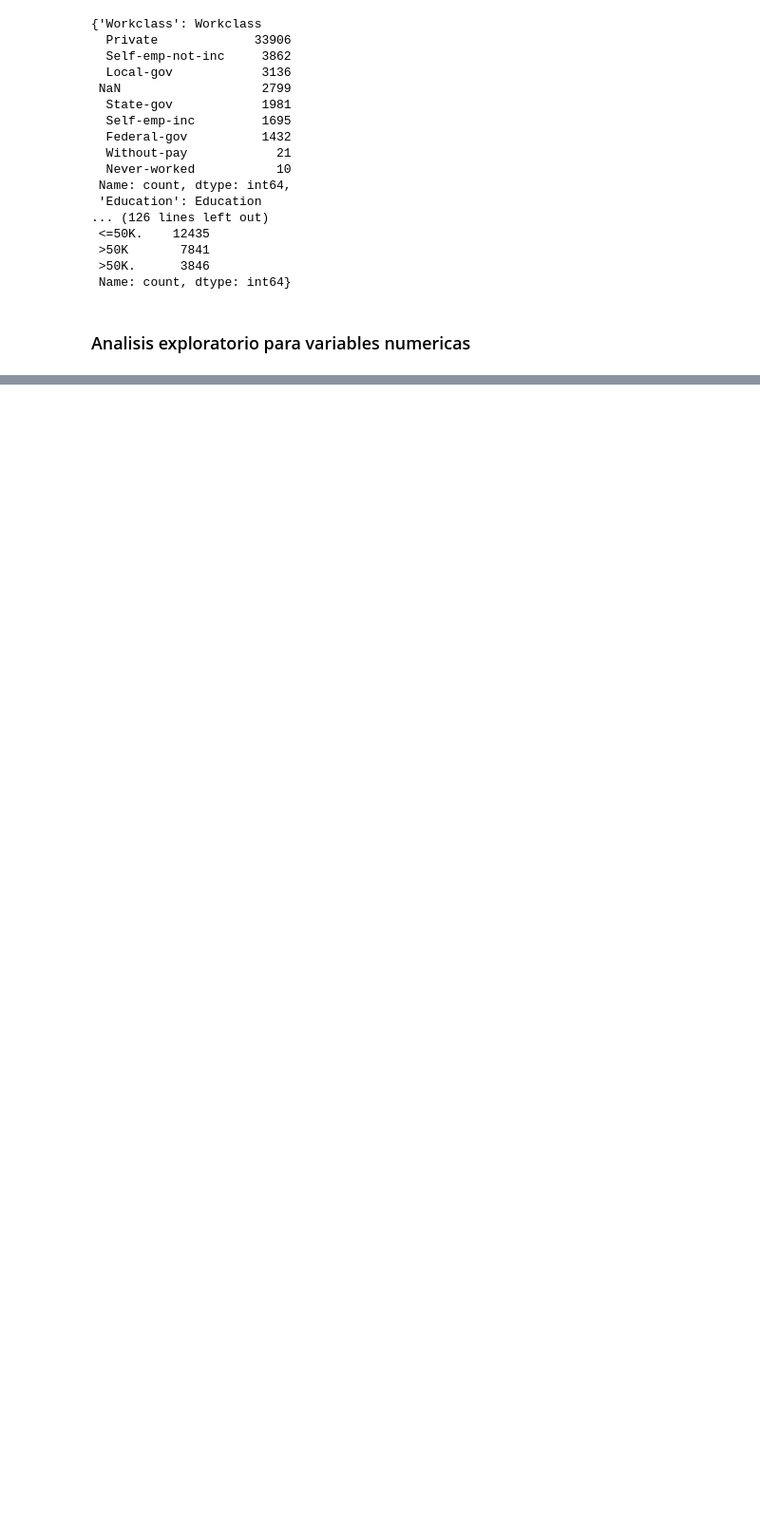
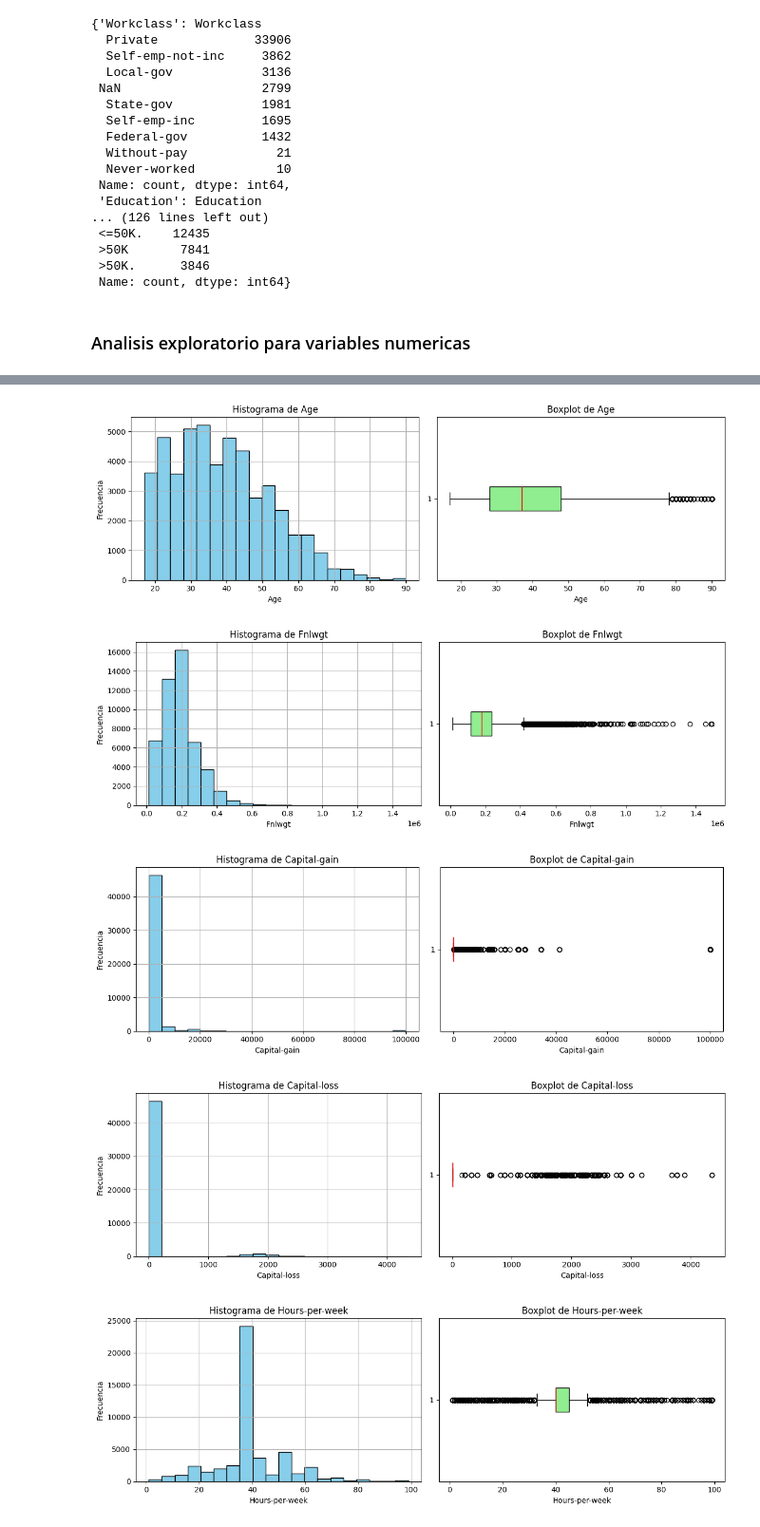
Before and after one commit to Hypotermya/Eda_visualizacion_de_datos, a Jupyter notebook: _sources/Implementacion.ipynb, the cells around one changed output, grey strips where cells are left out. Shown at 95% size. Drawn from its saved outputs; the diff is of its cells as text; code cells hidden in the pictures; blank space fills up the shorter version.

```diff
--- a/_sources/Implementacion.ipynb
+++ b/_sources/Implementacion.ipynb
@@ -154,0 +122,37 @@ Peso    79.100000    71.00
+# %%
+def graficar_numericas(df):
+    """
+    Detecta variables numéricas en el DataFrame y genera gráficos.
+
+    Parámetros:
+    -----------
+    df : pd.DataFrame
+        DataFrame con los datos.
+    """
+    # Detectar variables numéricas
+    numericas = df.select_dtypes(include=['int64', 'float64', 'int32', 'float32']).columns
+
+    if len(numericas) == 0:
+        print("No se detectaron variables numéricas en el DataFrame.")
+        return
+
+    for col in numericas:
+        plt.figure(figsize=(12,4))
+
+        # Histograma
+        plt.subplot(1,2,1)
+        df[col].hist(bins=20, color="skyblue", edgecolor="black")
+        plt.title(f"Histograma de {col}")
+        plt.xlabel(col)
+        plt.ylabel("Frecuencia")
+
+        # Boxplot
+        plt.subplot(1,2,2)
+        plt.boxplot(df[col].dropna(), vert=False, patch_artist=True,
+                    boxprops=dict(facecolor="lightgreen", color="black"),
+                    medianprops=dict(color="red"))
+        plt.title(f"Boxplot de {col}")
+        plt.xlabel(col)
+
+        plt.tight_layout()
+        plt.show()
@@ -362,0 +395,8 @@ resumen_numericas(df)
+# %%
+graficar_numericas(df)
+# %% [output]
+[figure, added]
+[figure, added]
+[figure, added]
+[figure, added]
+[figure, added]
```
Also changed, not shown: parts of 7 cells of this notebook, 17 other files.
